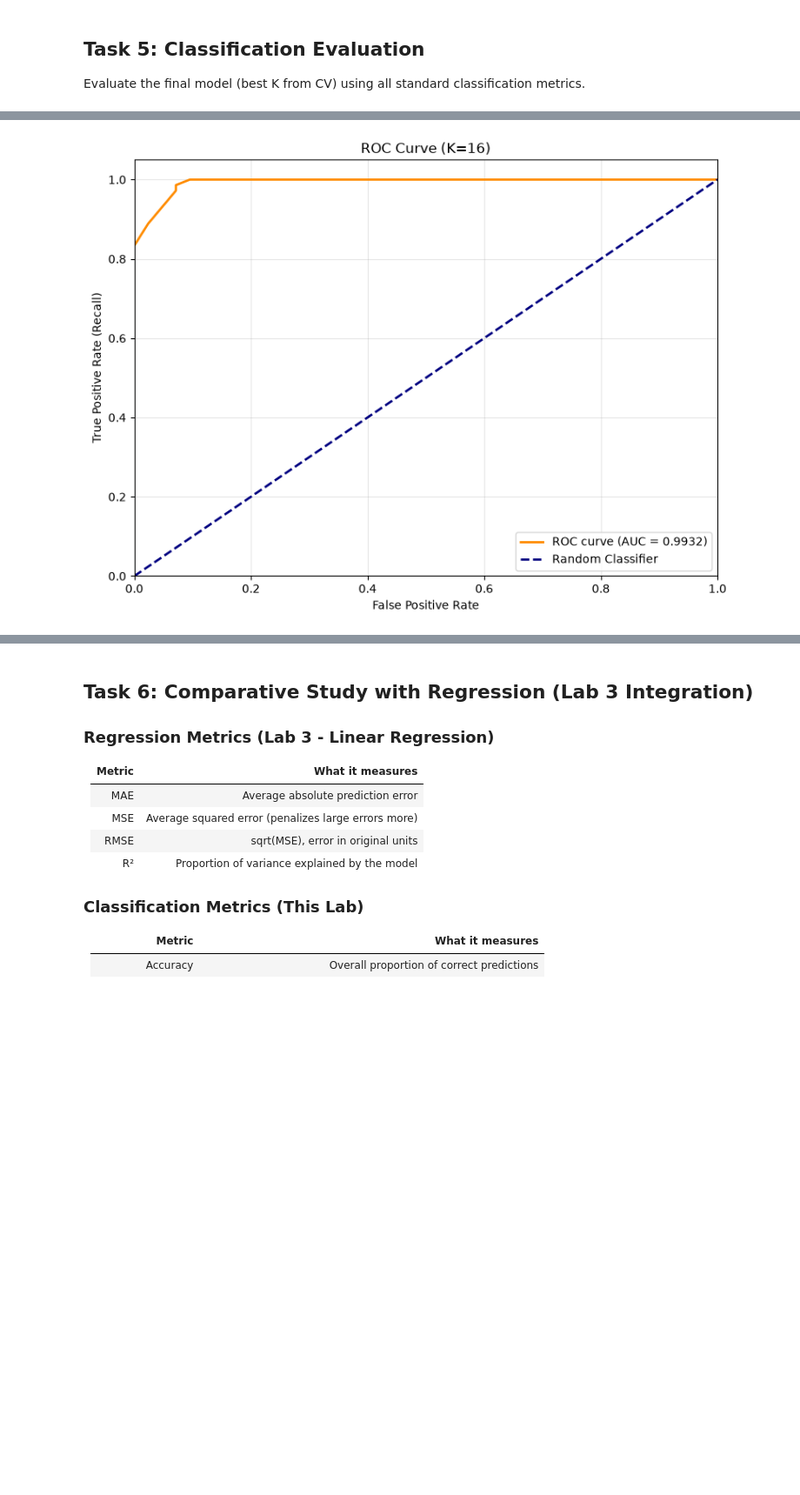
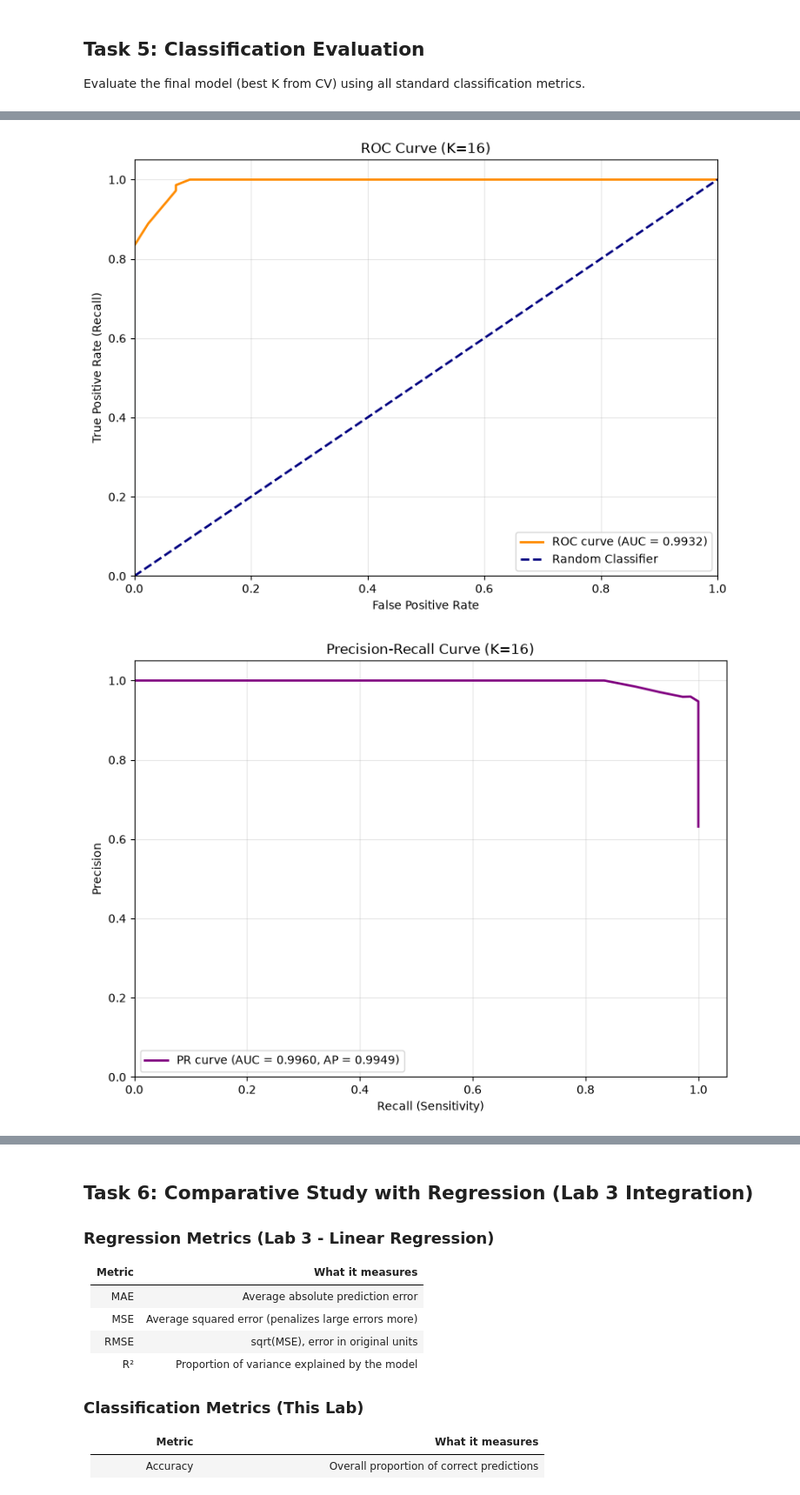
Before and after one commit to K1NGS1LVER/MCA_machine_learning, a Jupyter notebook: lab4/lab4.ipynb, the cells around one changed output, grey strips where cells are left out. Shown at 87% size. Drawn from its saved outputs; the diff is of its cells as text; code cells hidden in the pictures; blank space fills up the shorter version.

```diff
--- a/lab4/lab4.ipynb
+++ b/lab4/lab4.ipynb
@@ -408,30 +409,52 @@ plt.xlim([0.0, 1.0])
 plt.ylim([0.0, 1.05])
 plt.xlabel('False Positive Rate')
 plt.ylabel('True Positive Rate (Recall)')
 plt.title(f'ROC Curve (K={k_final})')
 plt.legend(loc='lower right')
 plt.grid(alpha=0.3)
 plt.tight_layout()
 plt.savefig('roc_curve.png', dpi=150)
 plt.show()
 
+# Precision-Recall Curve and AP
+prec_curve, rec_curve, _ = precision_recall_curve(y_test, y_proba)
+pr_auc = auc(rec_curve, prec_curve)
+avg_prec = average_precision_score(y_test, y_proba)
+
+plt.figure(figsize=(8, 6))
+plt.plot(rec_curve, prec_curve, color='purple', lw=2, label=f'PR curve (AUC = {pr_auc:.4f}, AP = {avg_prec:.4f})')
+plt.xlim([0.0, 1.05])
+plt.ylim([0.0, 1.05])
+plt.xlabel('Recall (Sensitivity)')
+plt.ylabel('Precision')
+plt.title(f'Precision-Recall Curve (K={k_final})')
+plt.legend(loc='lower left')
+plt.grid(alpha=0.3)
+plt.tight_layout()
+plt.savefig('pr_curve.png', dpi=150)
+plt.show()
+
+print(f"PR-AUC Score: {pr_auc:.4f}")
+print(f"Average Precision Score: {avg_prec:.4f}")
+
 print(f"AUC Score: {roc_auc:.4f}")
 print(f"\nClassification Report Summary:")
 print(f"{'':15s} {'Precision':>10s} {'Recall':>8s} {'F1':>8s}")
 for i, label in enumerate(target_names):
     tp = cm[i, i]
     fp = cm[:, i].sum() - tp
     fn = cm[i, :].sum() - tp
     p = tp / (tp + fp) if (tp + fp) > 0 else 0
     r = tp / (tp + fn) if (tp + fn) > 0 else 0
     f = 2 * p * r / (p + r) if (p + r) > 0 else 0
     print(f"{label:15s} {p:10.4f} {r:8.4f} {f:8.4f}")
 # %% [output]
 Final Model Evaluation (K=16)
 ========================================
 Accuracy:  0.9386
 Precision: 0.9114
 Recall:    1.0000
 F1 Score:  0.9536
 [figure]
 [figure]
+[figure, added]
```
Also changed, not shown: parts of 2 cells of this notebook, 16 other files.
